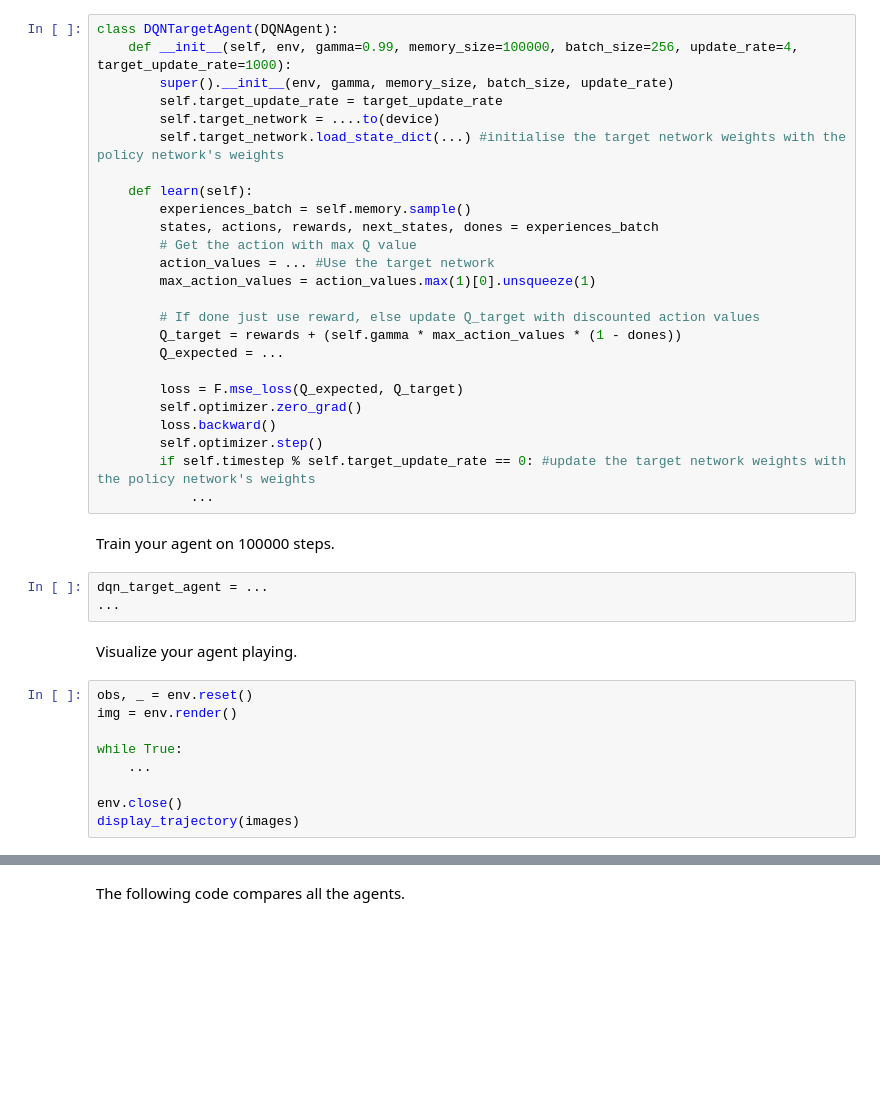
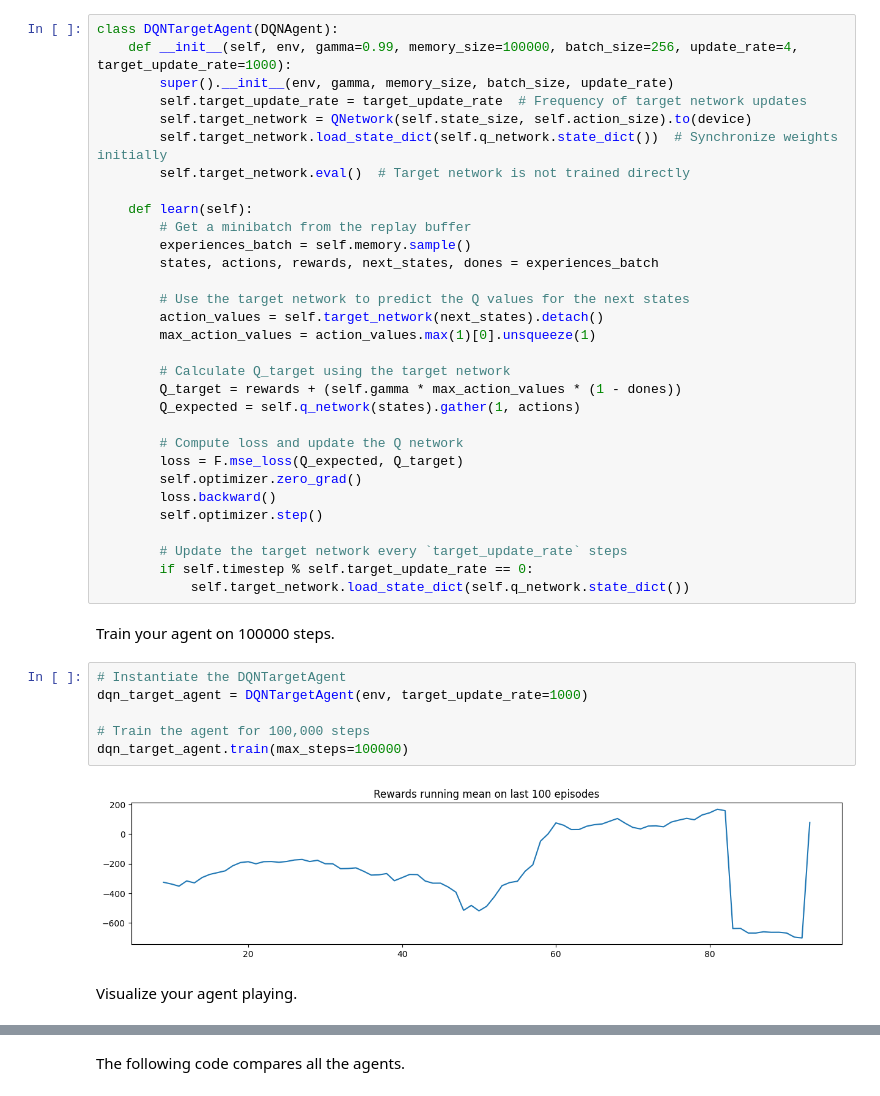
Before and after one commit to TheoDuval24/AIF2024, a Jupyter notebook: rl/DQN.ipynb, the cells around one changed output, grey strips where cells are left out. Cells and saved outputs as stored; diff of their text form; blank space fills up the shorter version.

```diff
--- a/rl/DQN.ipynb
+++ b/rl/DQN.ipynb
@@ -292,40 +301,42 @@ Modify your DQN agent to use a secondary target network.
 class DQNTargetAgent(DQNAgent):
     def __init__(self, env, gamma=0.99, memory_size=100000, batch_size=256, update_rate=4, target_update_rate=1000):
         super().__init__(env, gamma, memory_size, batch_size, update_rate)
-        self.target_update_rate = target_update_rate
-        self.target_network = ....to(device)
-        self.target_network.load_state_dict(...) #initialise the target network weights with the policy network's weights
+        self.target_update_rate = target_update_rate  # Frequency of target network updates
+        self.target_network = QNetwork(self.state_size, self.action_size).to(device)
+        self.target_network.load_state_dict(self.q_network.state_dict())  # Synchronize weights initially
+        self.target_network.eval()  # Target network is not trained directly
 
     def learn(self):
+        # Get a minibatch from the replay buffer
         experiences_batch = self.memory.sample()
         states, actions, rewards, next_states, dones = experiences_batch
-        # Get the action with max Q value
-        action_values = ... #Use the target network
+
+        # Use the target network to predict the Q values for the next states
+        action_values = self.target_network(next_states).detach()
         max_action_values = action_values.max(1)[0].unsqueeze(1)
 
-        # If done just use reward, else update Q_target with discounted action values
+        # Calculate Q_target using the target network
         Q_target = rewards + (self.gamma * max_action_values * (1 - dones))
-        Q_expected = ...
+        Q_expected = self.q_network(states).gather(1, actions)
 
+        # Compute loss and update the Q network
         loss = F.mse_loss(Q_expected, Q_target)
         self.optimizer.zero_grad()
         loss.backward()
         self.optimizer.step()
-        if self.timestep % self.target_update_rate == 0: #update the target network weights with the policy network's weights
-            ...
+
+        # Update the target network every `target_update_rate` steps
+        if self.timestep % self.target_update_rate == 0:
+            self.target_network.load_state_dict(self.q_network.state_dict())
 # %% [markdown]
 Train your agent on 100000 steps.
-# %%
-dqn_target_agent = ...
-...
+# %%
+# Instantiate the DQNTargetAgent
+dqn_target_agent = DQNTargetAgent(env, target_update_rate=1000)
+
+# Train the agent for 100,000 steps
+dqn_target_agent.train(max_steps=100000)
+# %% [output]
+[figure, added]
 # %% [markdown]
 Visualize your agent playing.
-# %%
-obs, _ = env.reset()
-img = env.render()
-
-while True:
-    ...
-
-env.close()
-display_trajectory(images)
```
Also changed, not shown: parts of 11 cells of this notebook.
